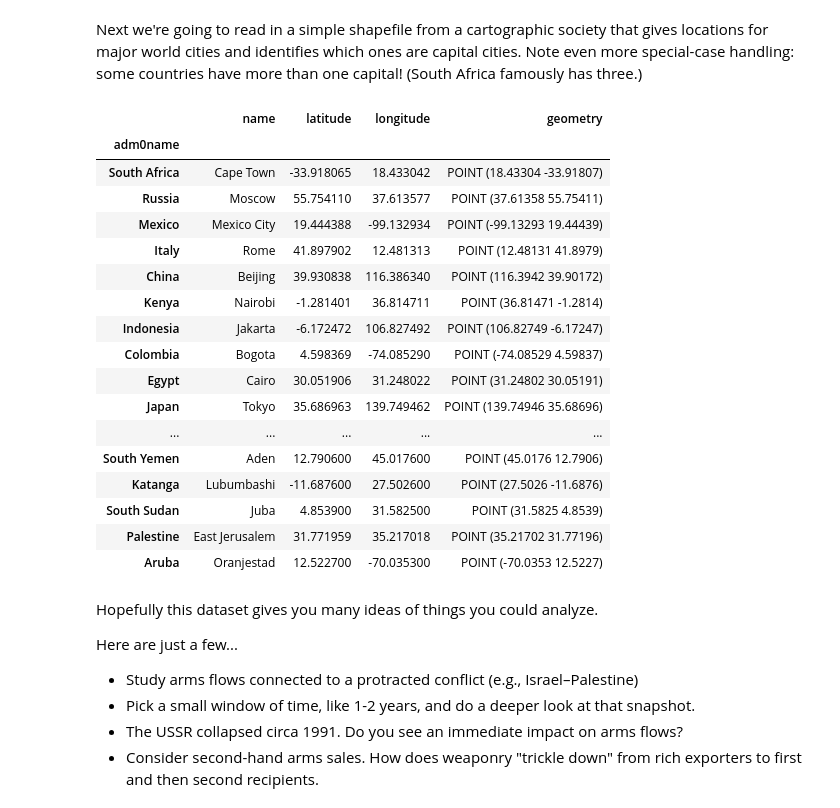
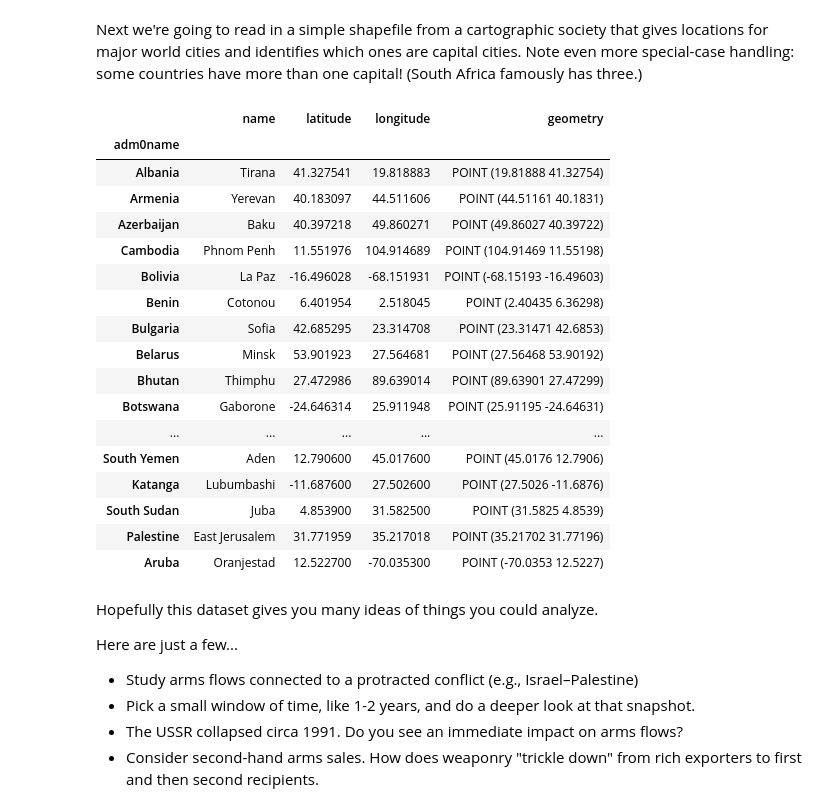
Before and after one commit to PUBPOL-2130/notebooks, a Jupyter notebook: future/Week5.ipynb, the cells around one changed output. Cells and saved outputs as stored; diff of their text form; code cells hidden in the pictures.

```diff
--- a/future/Week5.ipynb
+++ b/future/Week5.ipynb
@@ -304,20 +305,20 @@ capitals_gdf = places_gdf[places_gdf["adm0cap"] == 1].set_index("adm0name")
 capitals_gdf = capitals_gdf[~capitals_gdf["name"].isin(["Sucre", "Yamoussoukro", "Bloemfontein", "Pretoria"])][["name", "latitude", "longitude", "geometry"]]
 capitals_gdf = gpd.GeoDataFrame(pd.concat([capitals_gdf, extra_capitals_gdf]), crs="epsg:4326")
 # %%
-capitals_gdf.tail(20)
+capitals_gdf.tail(100)
 # %% [output]
 |  | name | latitude | longitude | geometry |
 | adm0name |  |  |  |  |
-| South Africa | Cape Town | -33.918065 | 18.433042 | POINT (18.43304 -33.91807) |
-| Russia | Moscow | 55.754110 | 37.613577 | POINT (37.61358 55.75411) |
-| Mexico | Mexico City | 19.444388 | -99.132934 | POINT (-99.13293 19.44439) |
-| Italy | Rome | 41.897902 | 12.481313 | POINT (12.48131 41.8979) |
-| China | Beijing | 39.930838 | 116.386340 | POINT (116.3942 39.90172) |
-| Kenya | Nairobi | -1.281401 | 36.814711 | POINT (36.81471 -1.2814) |
-| Indonesia | Jakarta | -6.172472 | 106.827492 | POINT (106.82749 -6.17247) |
-| Colombia | Bogota | 4.598369 | -74.085290 | POINT (-74.08529 4.59837) |
-| Egypt | Cairo | 30.051906 | 31.248022 | POINT (31.24802 30.05191) |
-| Japan | Tokyo | 35.686963 | 139.749462 | POINT (139.74946 35.68696) |
+| Albania | Tirana | 41.327541 | 19.818883 | POINT (19.81888 41.32754) |
+| Armenia | Yerevan | 40.183097 | 44.511606 | POINT (44.51161 40.1831) |
+| Azerbaijan | Baku | 40.397218 | 49.860271 | POINT (49.86027 40.39722) |
+| Cambodia | Phnom Penh | 11.551976 | 104.914689 | POINT (104.91469 11.55198) |
+| Bolivia | La Paz | -16.496028 | -68.151931 | POINT (-68.15193 -16.49603) |
+| Benin | Cotonou | 6.401954 | 2.518045 | POINT (2.40435 6.36298) |
+| Bulgaria | Sofia | 42.685295 | 23.314708 | POINT (23.31471 42.6853) |
+| Belarus | Minsk | 53.901923 | 27.564681 | POINT (27.56468 53.90192) |
+| Bhutan | Thimphu | 27.472986 | 89.639014 | POINT (89.63901 27.47299) |
+| Botswana | Gaborone | -24.646314 | 25.911948 | POINT (25.91195 -24.64631) |
 | ... | ... | ... | ... | ... |
 | South Yemen | Aden | 12.790600 | 45.017600 | POINT (45.0176 12.7906) |
 | Katanga | Lubumbashi | -11.687600 | 27.502600 | POINT (27.5026 -11.6876) |
```
Also changed, not shown: parts of 13 cells of this notebook.
